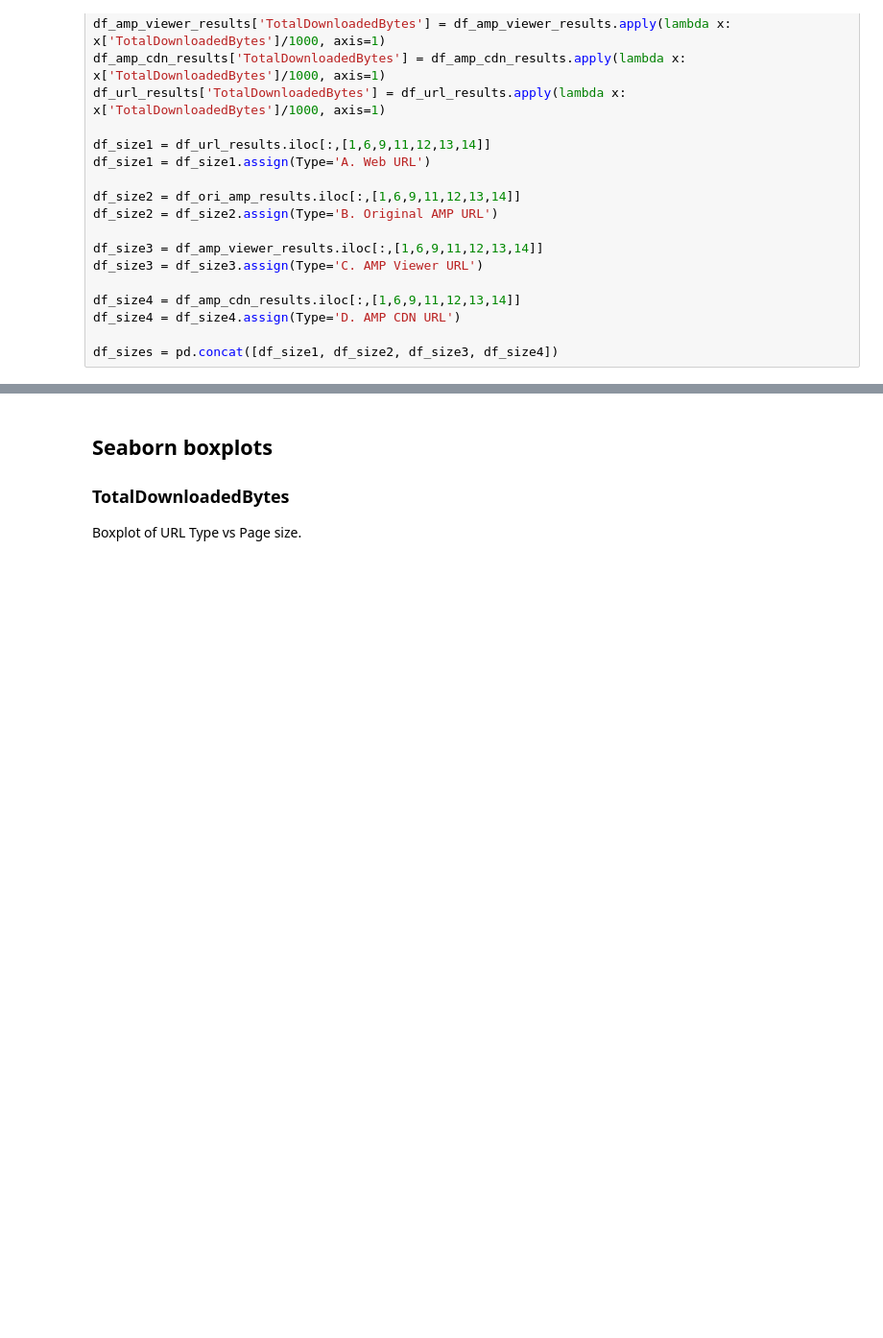
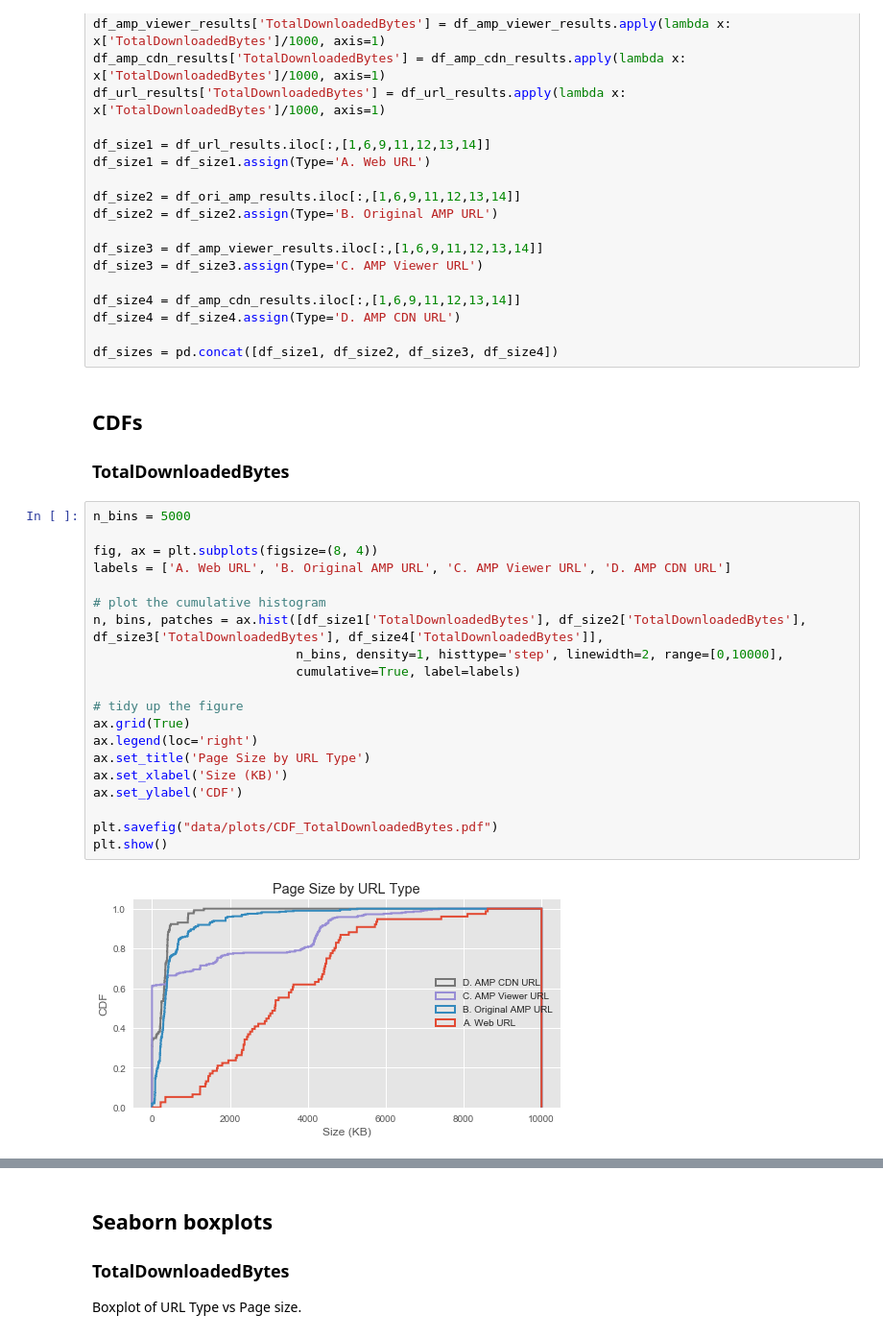
Before and after one commit to AFRINIC-Labs/content-africa-study, a Jupyter notebook: ampproject-study/Data-Analysis.ipynb, the cells around one changed output, grey strips where cells are left out. Shown at 96% size. Drawn from its saved outputs; the diff is of its cells as text; blank space fills up the shorter version.

```diff
--- a/ampproject-study/Data-Analysis.ipynb
+++ b/ampproject-study/Data-Analysis.ipynb
@@ -110,3 +110,28 @@ df_size4 = df_amp_cdn_results.iloc[:,[1,6,9,11,12,13,14]]
 df_size4 = df_size4.assign(Type='D. AMP CDN URL')
 
 df_sizes = pd.concat([df_size1, df_size2, df_size3, df_size4])
+# %% [markdown]
+## CDFs
+### TotalDownloadedBytes
+# %%
+n_bins = 5000
+
+fig, ax = plt.subplots(figsize=(8, 4))
+labels = ['A. Web URL', 'B. Original AMP URL', 'C. AMP Viewer URL', 'D. AMP CDN URL']
+
+# plot the cumulative histogram
+n, bins, patches = ax.hist([df_size1['TotalDownloadedBytes'], df_size2['TotalDownloadedBytes'], df_size3['TotalDownloadedBytes'], df_size4['TotalDownloadedBytes']],
+                           n_bins, density=1, histtype='step', linewidth=2, range=[0,10000],
+                           cumulative=True, label=labels)
+
+# tidy up the figure
+ax.grid(True)
+ax.legend(loc='right')
+ax.set_title('Page Size by URL Type')
+ax.set_xlabel('Size (KB)')
+ax.set_ylabel('CDF')
+
+plt.savefig("data/plots/CDF_TotalDownloadedBytes.pdf")
+plt.show()
+# %% [output]
+[figure, added]
```
Also changed, not shown: parts of 23 cells of this notebook, 25 other files.
